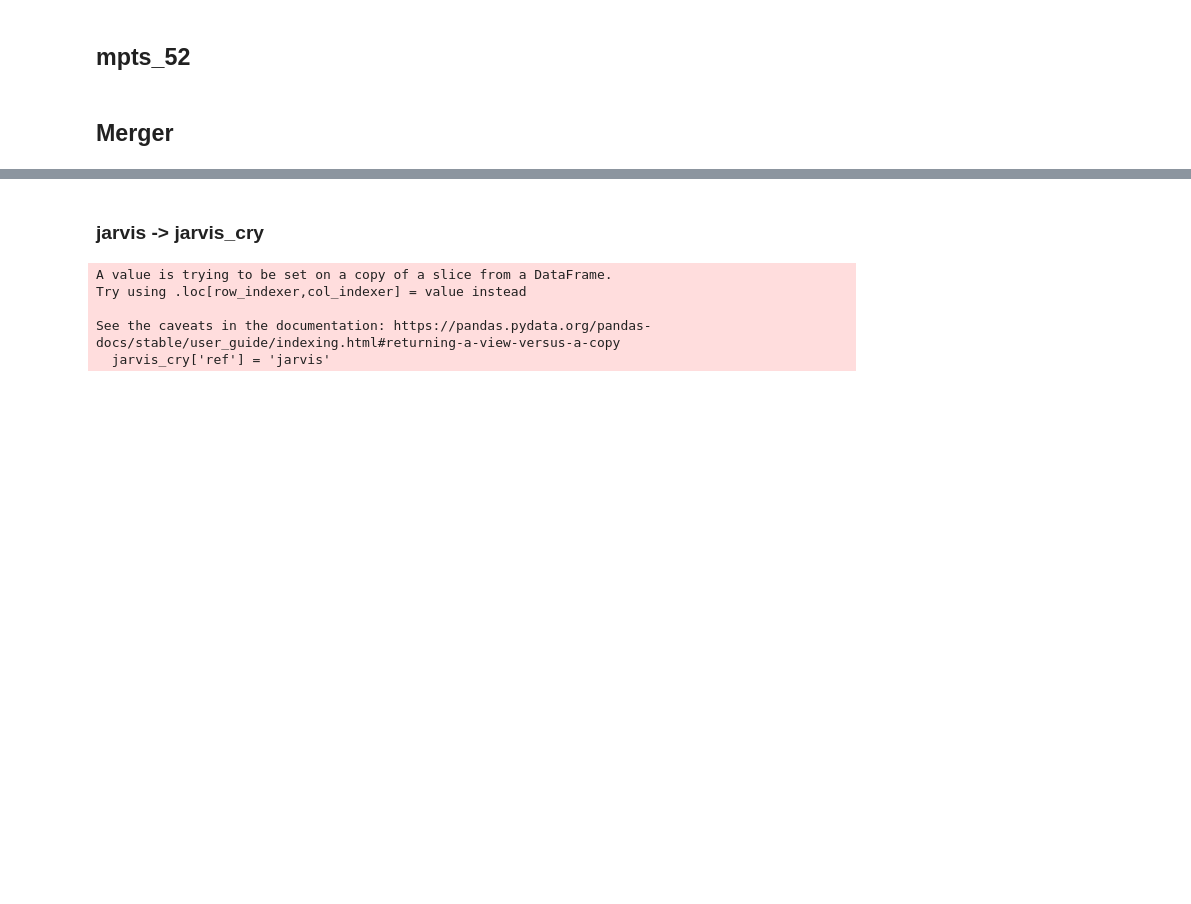
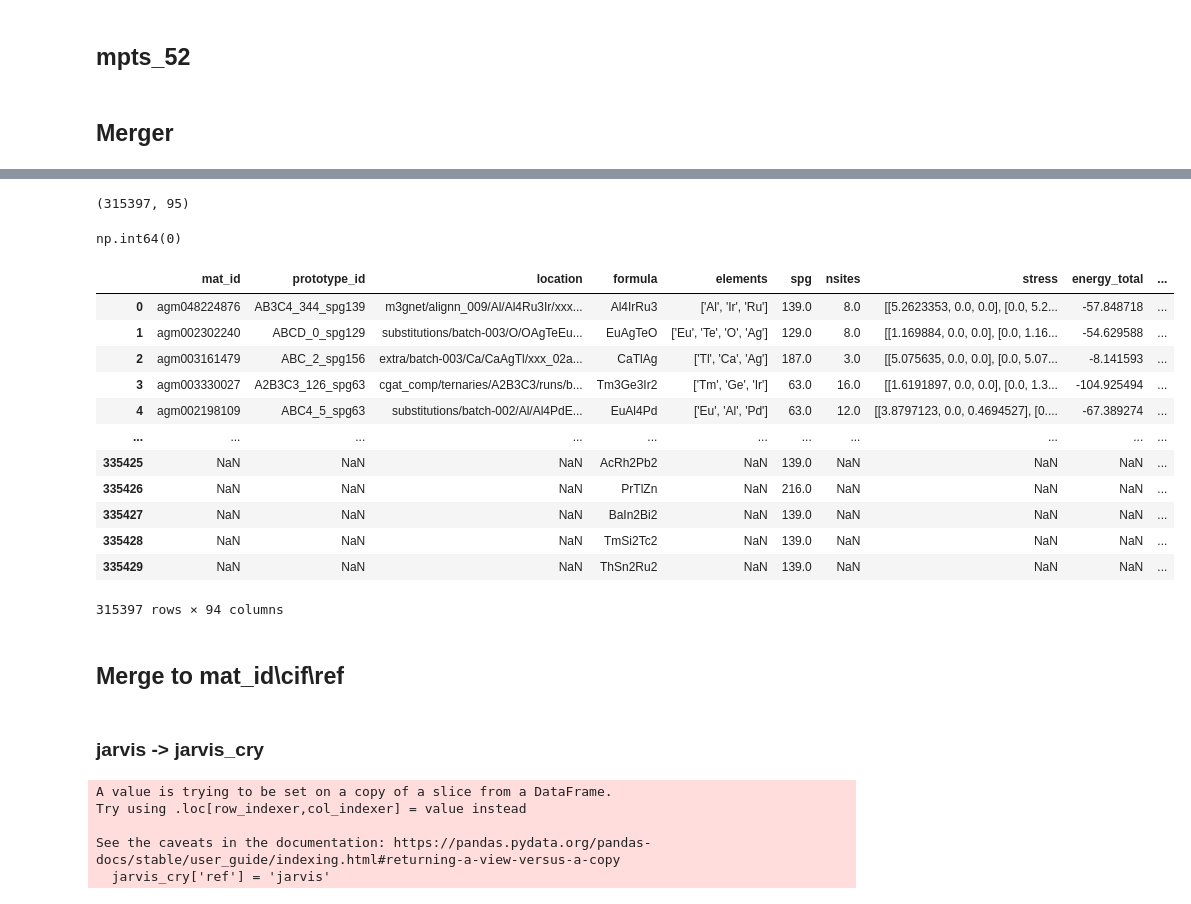
Before and after one commit to Gruz2520/crystall_generation, a Jupyter notebook: notebooks/data_prep.ipynb, the cells around one changed output, grey strips where cells are left out. Cells and saved outputs as stored; diff of their text form; code cells hidden in the pictures; blank space fills up the shorter version.

Commit message:
new type of merge

```diff
--- a/notebooks/data_prep.ipynb
+++ b/notebooks/data_prep.ipynb
@@ -263,0 +333,2 @@ perov = pd.read_csv("../data/perov_5/perov_5.csv")
+# %%
+alex_pbe['ref'] = 'alex_pbe'
@@ -263,0 +343,2 @@ perov = pd.read_csv("../data/perov_5/perov_5.csv")
+# %%
+perov['ref'] = 'perov_5'
@@ -263,0 +347,3 @@ perov = pd.read_csv("../data/perov_5/perov_5.csv")
+# %%
+genCry_full_columns = pd.concat([alex_pbe, mp, mpts, perov, carbon, jarvis], ignore_index=True, sort=False)
+genCry_full_columns.head(2)
@@ -263,0 +355,26 @@ perov = pd.read_csv("../data/perov_5/perov_5.csv")
+# %%
+genCry_full_columns.drop_duplicates(subset="cif", inplace=True)
+genCry_full_columns.shape
+# %% [output]
+(315397, 95)
+# %%
+genCry_full_columns['cif'].isna().sum()
+# %% [output]
+np.int64(0)
+# %%
+genCry_full_columns.reset_index().drop("index", axis=1)
+genCry_full_columns.drop("Unnamed: 0", axis=1)
+# %% [output]
+|  | mat_id | prototype_id | location | formula | elements | spg | nsites | stress | energy_total | ... |
+| 0 | agm048224876 | AB3C4_344_spg139 | m3gnet/alignn_009/Al/Al4Ru3Ir/xxx... | Al4IrRu3 | ['Al', 'Ir', 'Ru'] | 139.0 | 8.0 | [[5.2623353, 0.0, 0.0], [0.0, 5.2... | -57.848718 | ... |
+| 1 | agm002302240 | ABCD_0_spg129 | substitutions/batch-003/O/OAgTeEu... | EuAgTeO | ['Eu', 'Te', 'O', 'Ag'] | 129.0 | 8.0 | [[1.169884, 0.0, 0.0], [0.0, 1.16... | -54.629588 | ... |
+| 2 | agm003161479 | ABC_2_spg156 | extra/batch-003/Ca/CaAgTl/xxx_02a... | CaTlAg | ['Tl', 'Ca', 'Ag'] | 187.0 | 3.0 | [[5.075635, 0.0, 0.0], [0.0, 5.07... | -8.141593 | ... |
+| 3 | agm003330027 | A2B3C3_126_spg63 | cgat_comp/ternaries/A2B3C3/runs/b... | Tm3Ge3Ir2 | ['Tm', 'Ge', 'Ir'] | 63.0 | 16.0 | [[1.6191897, 0.0, 0.0], [0.0, 1.3... | -104.925494 | ... |
+| 4 | agm002198109 | ABC4_5_spg63 | substitutions/batch-002/Al/Al4PdE... | EuAl4Pd | ['Eu', 'Al', 'Pd'] | 63.0 | 12.0 | [[3.8797123, 0.0, 0.4694527], [0.... | -67.389274 | ... |
+| ... | ... | ... | ... | ... | ... | ... | ... | ... | ... | ... |
+| 335425 | NaN | NaN | NaN | AcRh2Pb2 | NaN | 139.0 | NaN | NaN | NaN | ... |
+| 335426 | NaN | NaN | NaN | PrTlZn | NaN | 216.0 | NaN | NaN | NaN | ... |
+| 335427 | NaN | NaN | NaN | BaIn2Bi2 | NaN | 139.0 | NaN | NaN | NaN | ... |
+| 335428 | NaN | NaN | NaN | TmSi2Tc2 | NaN | 139.0 | NaN | NaN | NaN | ... |
+| 335429 | NaN | NaN | NaN | ThSn2Ru2 | NaN | 139.0 | NaN | NaN | NaN | ... |
+315397 rows × 94 columns
@@ -264,3 +383,5 @@ perov = pd.read_csv("../data/perov_5/perov_5.csv")
+# %% [markdown]
+## Merge to mat_id\cif\ref
 # %% [markdown]
 ### jarvis -> jarvis_cry
 # %%
```
Also changed, not shown: parts of 24 cells of this notebook, 1 other file.
